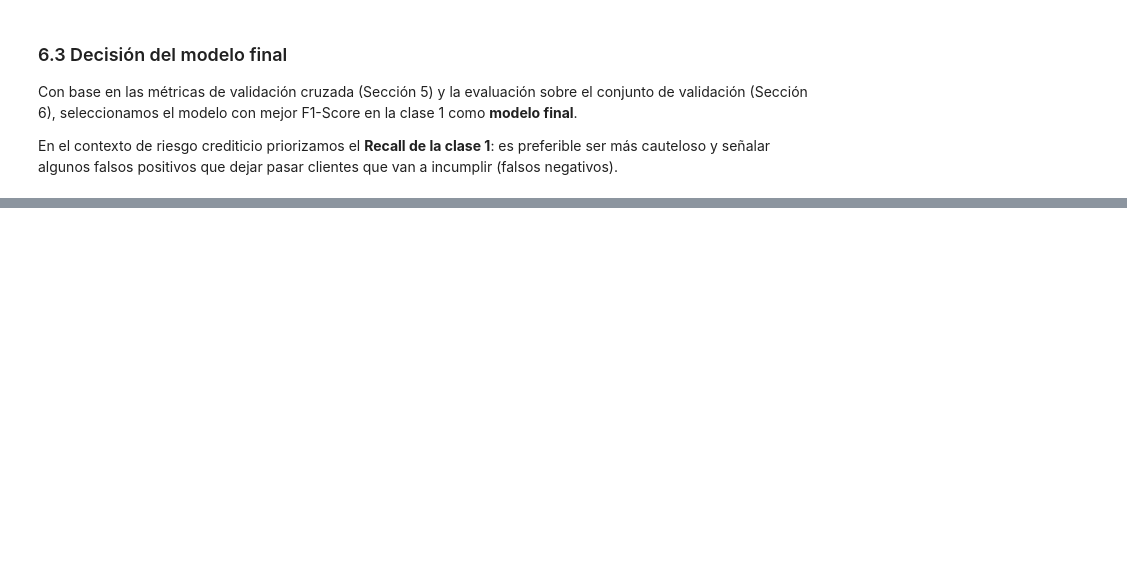
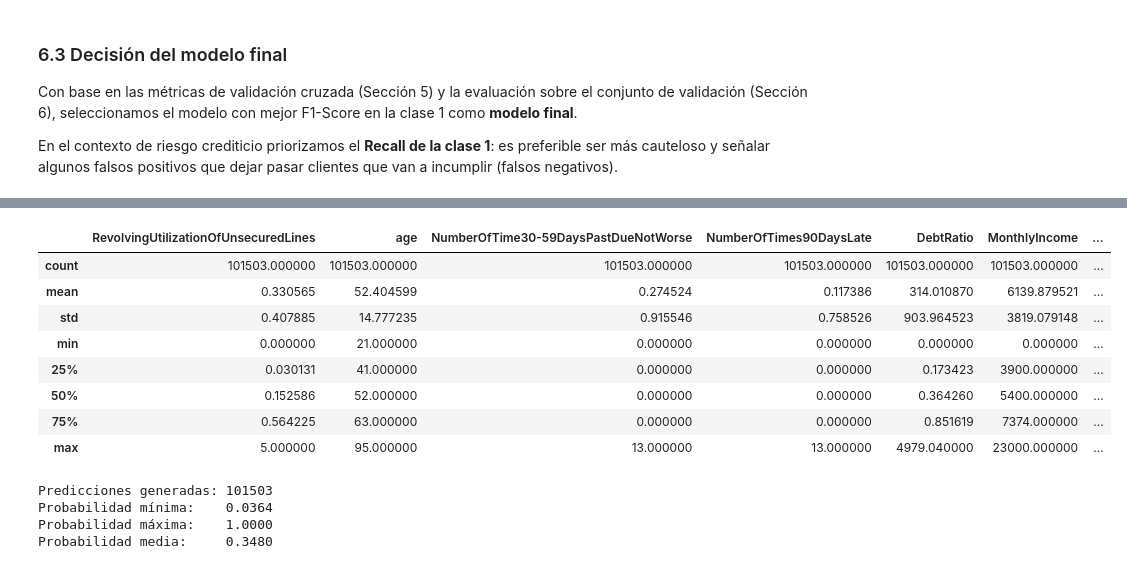
Before and after one commit to YURYVOM/Machine_learning_master, a Jupyter notebook: final/proyecto_ML_FINAL.ipynb, the cells around one changed output, grey strips where cells are left out. Drawn from its saved outputs; the diff is of its cells as text; code cells hidden in the pictures; blank space fills up the shorter version.

```diff
--- a/final/proyecto_ML_FINAL.ipynb
+++ b/final/proyecto_ML_FINAL.ipynb
@@ -87,0 +70,8 @@ train.info()
+# %%
+train = pd.read_csv("../input/cs-training.csv")
+test = pd.read_csv("../input/cs-test.csv")
+train = train.drop(columns=['Unnamed: 0'])
+test = test.drop(columns=['Unnamed: 0'])
+
+# ver primeras filas
+train.info()
@@ -804,3 +1051,15 @@ El resultado es un archivo `submission.csv` con el formato requerido: una column
+# %%
+X_test.describe()
+# %% [output]
+|  | RevolvingUtilizationOfUnsecuredLines | age | NumberOfTime30-59DaysPastDueNotWorse | NumberOfTimes90DaysLate | DebtRatio | MonthlyIncome | ... |
+| count | 101503.000000 | 101503.000000 | 101503.000000 | 101503.000000 | 101503.000000 | 101503.000000 | ... |
+| mean | 0.330565 | 52.404599 | 0.274524 | 0.117386 | 314.010870 | 6139.879521 | ... |
+| std | 0.407885 | 14.777235 | 0.915546 | 0.758526 | 903.964523 | 3819.079148 | ... |
+| min | 0.000000 | 21.000000 | 0.000000 | 0.000000 | 0.000000 | 0.000000 | ... |
+| 25% | 0.030131 | 41.000000 | 0.000000 | 0.000000 | 0.173423 | 3900.000000 | ... |
+| 50% | 0.152586 | 52.000000 | 0.000000 | 0.000000 | 0.364260 | 5400.000000 | ... |
+| 75% | 0.564225 | 63.000000 | 0.000000 | 0.000000 | 0.851619 | 7374.000000 | ... |
+| max | 5.000000 | 95.000000 | 13.000000 | 13.000000 | 4979.040000 | 23000.000000 | ... |
 # %%
 ########################################################
 ## ENTRENAMIENTO FINAL CON TODOS LOS DATOS           ##
@@ -820,3 +1079,8 @@ print(f"Predicciones generadas: {len(proba_test)}")
 print(f"Probabilidad mínima:    {proba_test.min():.4f}")
 print(f"Probabilidad máxima:    {proba_test.max():.4f}")
 print(f"Probabilidad media:     {proba_test.mean():.4f}")
+# %% [output]
+Predicciones generadas: 101503
+Probabilidad mínima:    0.0364
+Probabilidad máxima:    1.0000
+Probabilidad media:     0.3480
```
Also changed, not shown: parts of 46 cells of this notebook.
